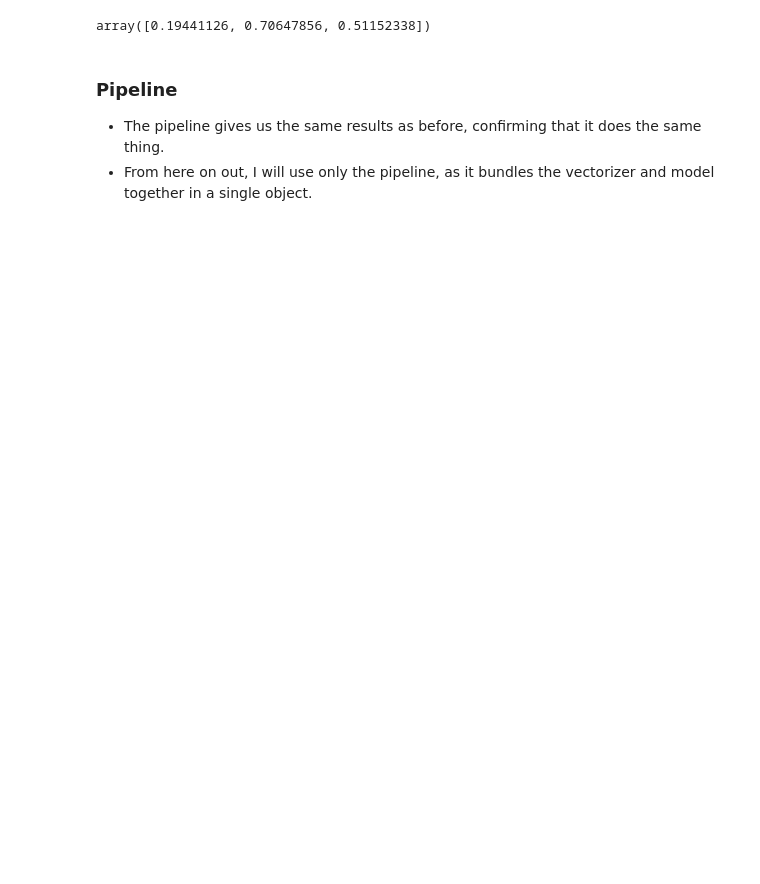
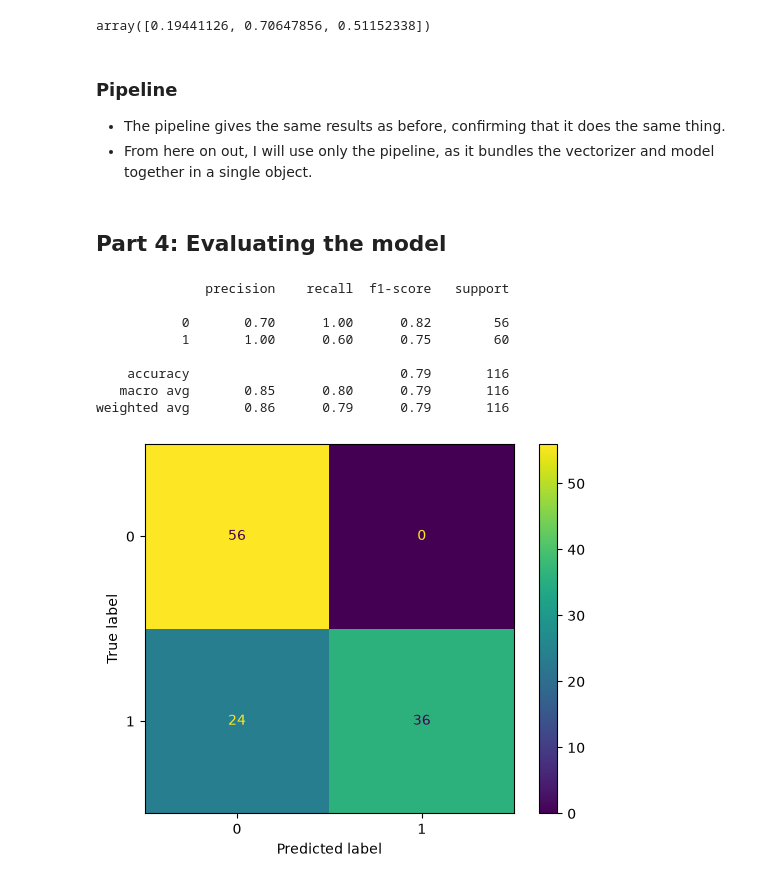
Before and after one commit to itamarsha27/prompt-injection-detector, a Jupyter notebook: detector.ipynb, the cells around one changed output. Cells and saved outputs as stored; diff of their text form; code cells hidden in the pictures; blank space fills up the shorter version.

Commit message:
Part 4: Done. added the pr curve photo as well.

```diff
--- a/detector.ipynb
+++ b/detector.ipynb
@@ -208,5 +216,22 @@ array([0.19441126, 0.70647856, 0.51152338])
 # %% [markdown]
 ### Pipeline
 
-- The pipeline gives us the same results as before, confirming that it does the same thing.
+- The pipeline gives the same results as before, confirming that it does the same thing.
 - From here on out, I will use only the pipeline, as it bundles the vectorizer and model together in a single object.
+# %% [markdown]
+## Part 4: Evaluating the model
+# %%
+from sklearn.metrics import classification_report, ConfusionMatrixDisplay
+y_pred = pipe.predict(test_df["text"])
+print(classification_report(test_df["label"], y_pred=y_pred))
+ConfusionMatrixDisplay.from_predictions(test_df["label"], y_pred);
+# %% [output]
+              precision    recall  f1-score   support
+
+           0       0.70      1.00      0.82        56
+           1       1.00      0.60      0.75        60
+
+    accuracy                           0.79       116
+   macro avg       0.85      0.80      0.79       116
+weighted avg       0.86      0.79      0.79       116
+[figure, added]
```
Also changed, not shown: parts of 22 cells of this notebook, 1 other file.
